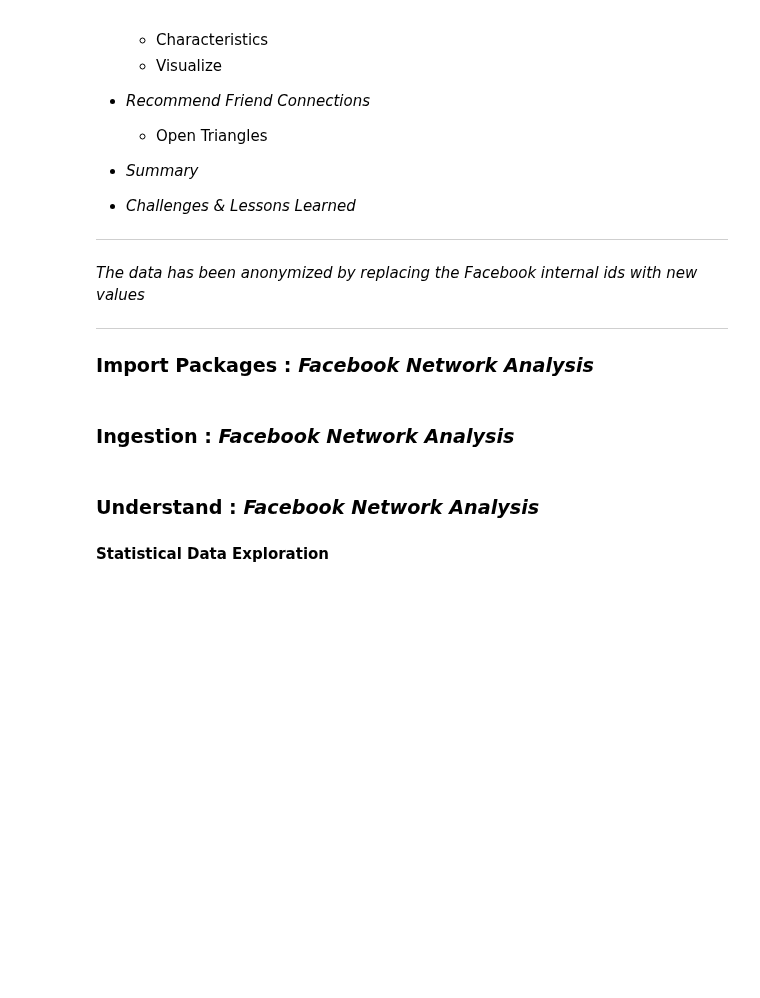
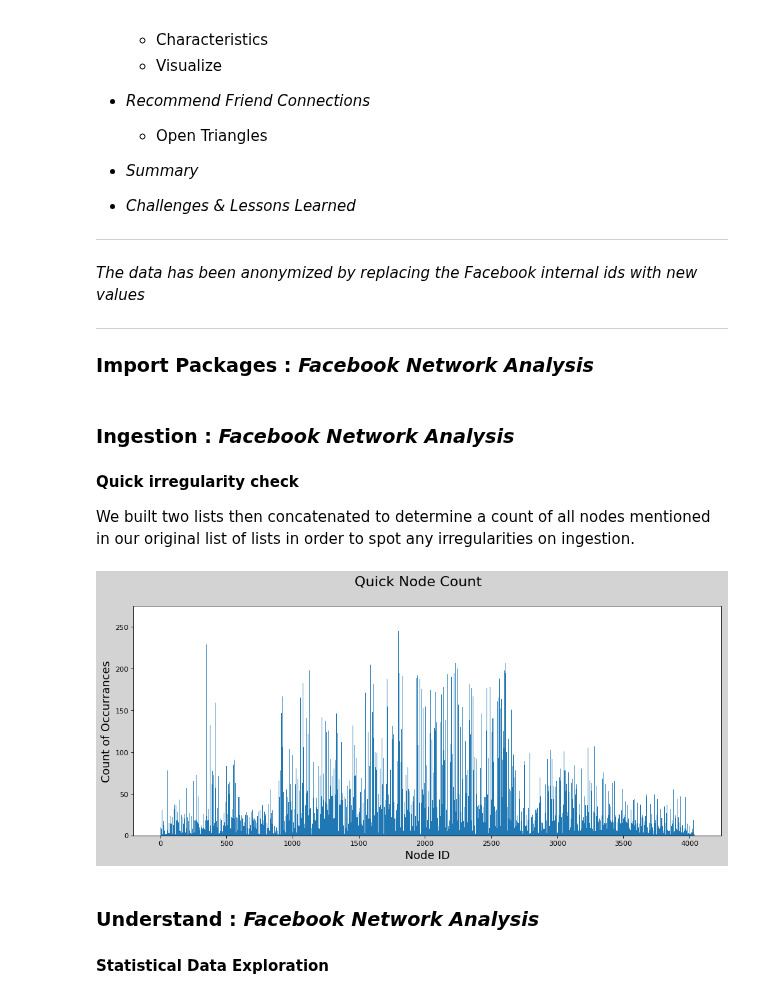
Before and after one commit to showmalley/code_portfolio, a Jupyter notebook: Python -- Network Analysis/Social Network Analysis.ipynb, the cells around one changed output. Saved outputs shown, nothing was run; the diff lists cells and outputs as text; code cells hidden in the pictures; blank space fills up the shorter version.

```diff
--- a/Python -- Network Analysis/Social Network Analysis.ipynb
+++ b/Python -- Network Analysis/Social Network Analysis.ipynb
@@ -87,6 +85,33 @@ for i in content:
 
 # Cast as integers
 clean = [[int(x) for x in y] for y in output]
+# %% [markdown]
+__Quick irregularity check__
+
+We built two lists then concatenated to determine a count of all nodes mentioned in our original list of lists in order to spot any irregularities on ingestion.
+# %%
+list0 = []
+list1 = []
+
+for i in range(len(clean)):
+    x = clean[i][0]
+    list0.append(x)
+
+for i in range(len(clean)):
+    x = clean[i][1]
+    list1.append(x)
+
+qq = list0 + list1
+# %%
+plt.figure(figsize=(15, 6), dpi=80, facecolor='lightgray')
+plt.hist(qq, bins = list(np.arange(0, len(list(set(qq))), 1)))
+plt.suptitle('Quick Node Count', fontsize=20)
+plt.xlabel('Node ID', fontsize=16)
+plt.ylabel('Count of Occurrances', fontsize=16)
+plt.ylim((0,275))
+plt.show()
+# %% [output]
+[figure, added]
 # %% [markdown]
 ### Understand : _Facebook Network Analysis_
 #### Statistical Data Exploration
```
Also changed, not shown: parts of 23 cells of this notebook.
